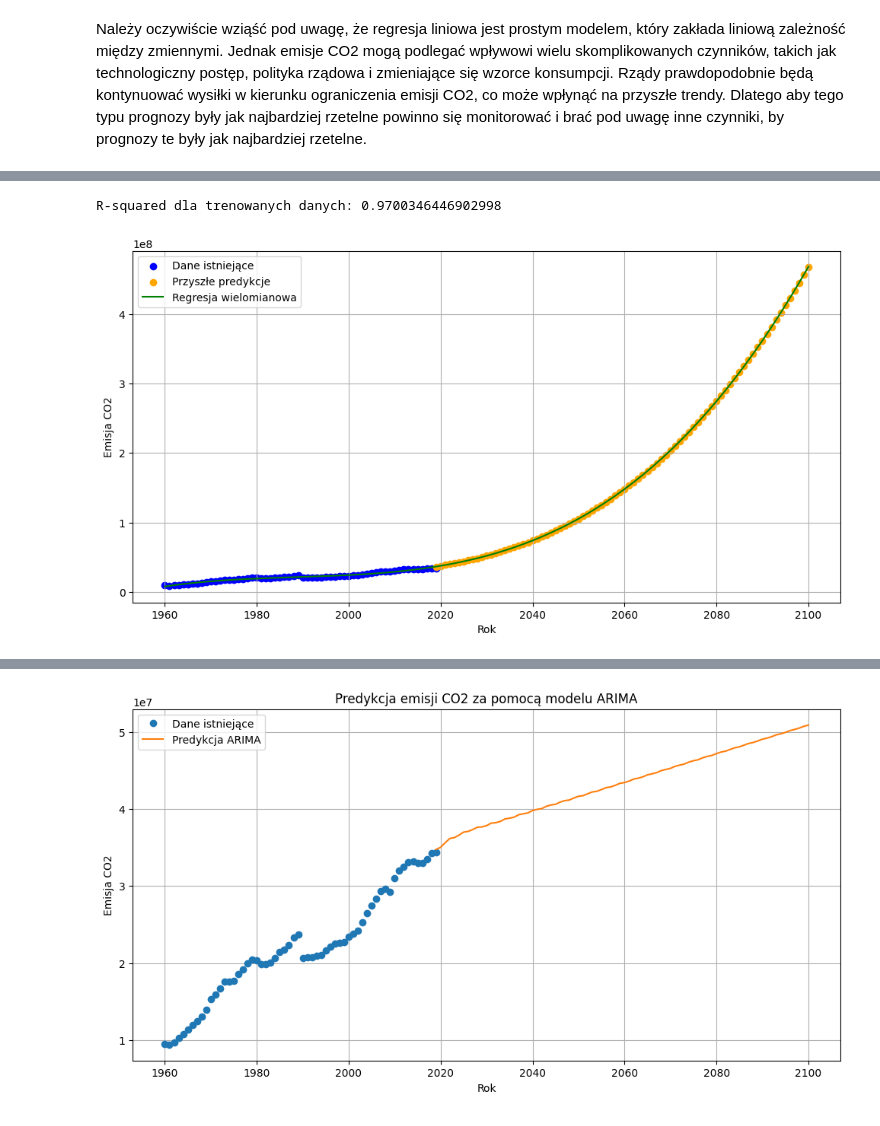
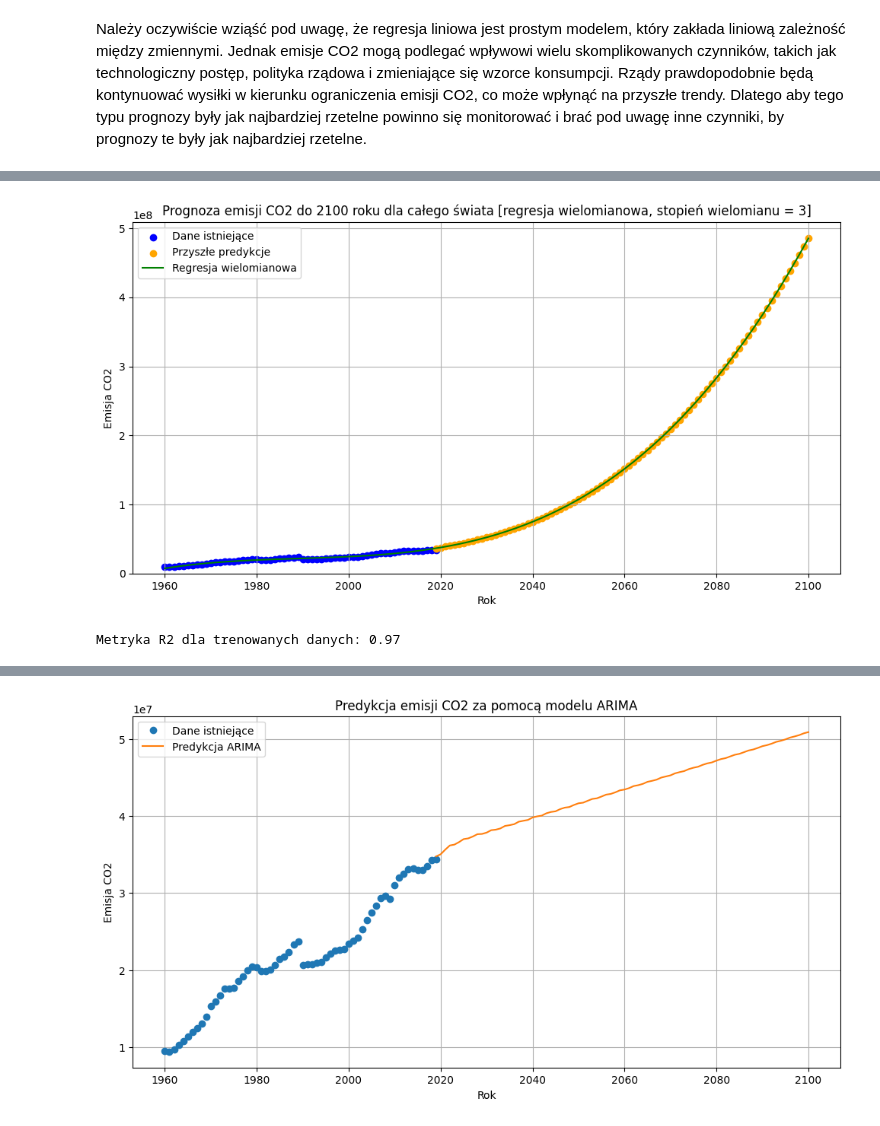
Before and after one commit to kuba172/analiza-zmian-klimatycznych-metodami-uczenia-maszynowego, a Jupyter notebook: Analiza zmian klimatu metodą uczenia maszynowego.ipynb, the cells around one changed output, grey strips where cells are left out. Saved outputs shown, nothing was run; the diff lists cells and outputs as text; code cells hidden in the pictures.

```diff
--- a/Analiza zmian klimatu metodą uczenia maszynowego.ipynb
+++ b/Analiza zmian klimatu metodą uczenia maszynowego.ipynb
@@ -153,45 +204,43 @@ Próba predykcji emisji CO2 dla całego świata metodą **regresji wielomianowej
 # %%
-
 X = world_data[['year']]
 y = world_data['value'].values
 
-degree = 3
 
-poly_features = PolynomialFeatures(degree=degree)
+poly_features = PolynomialFeatures(degree=3)
 X_poly = poly_features.fit_transform(X)
 
 
-X_train, X_test, y_train, y_test = train_test_split(X_poly, y, test_size=0.2)
+
+X_train, X_test, y_train, y_test = train_test_split(X_poly, y, test_size=0.2, random_state=42)
 
 model = LinearRegression()
 model.fit(X_train, y_train)
 
-
 y_pred_train = model.predict(X_train)
 
-
 r2_train = r2_score(y_train, y_pred_train)
-print(f"R-squared dla trenowanych danych: {r2_train}")
-
 
 future_years = [[year] for year in range(2019, 2101)]
 future_years_poly = poly_features.transform(future_years)
 future_emission = model.predict(future_years_poly)
 
-
 X_range = np.concatenate((X, future_years), axis=0)
 X_range_poly = poly_features.transform(X_range)
 
+
 plt.figure(figsize=(12, 6))
-
+plt.title('Prognoza emisji CO2 do 2100 roku dla całego świata [regresja wielomianowa, stopień wielomianu = 3]')
 plt.scatter(X, y, color='blue', label='Dane istniejące')
 plt.scatter(future_years, future_emission, color='orange', label='Przyszłe predykcje')
 plt.plot(X_range, model.predict(X_range_poly), color='green', label='Regresja wielomianowa')
 plt.xlabel('Rok')
 plt.ylabel('Emisja CO2')
+plt.ylim(0, None)
 plt.grid(True)
 plt.legend()
 plt.show()
+
+print(f"Metryka R2 dla trenowanych danych: {round(r2_train,2)}")
 # %% [output]
+[figure, new version]
-R-squared dla trenowanych danych: 0.9700346446902998
+Metryka R2 dla trenowanych danych: 0.97
-[figure, old version]
```
Also changed, not shown: parts of 16 cells of this notebook.
